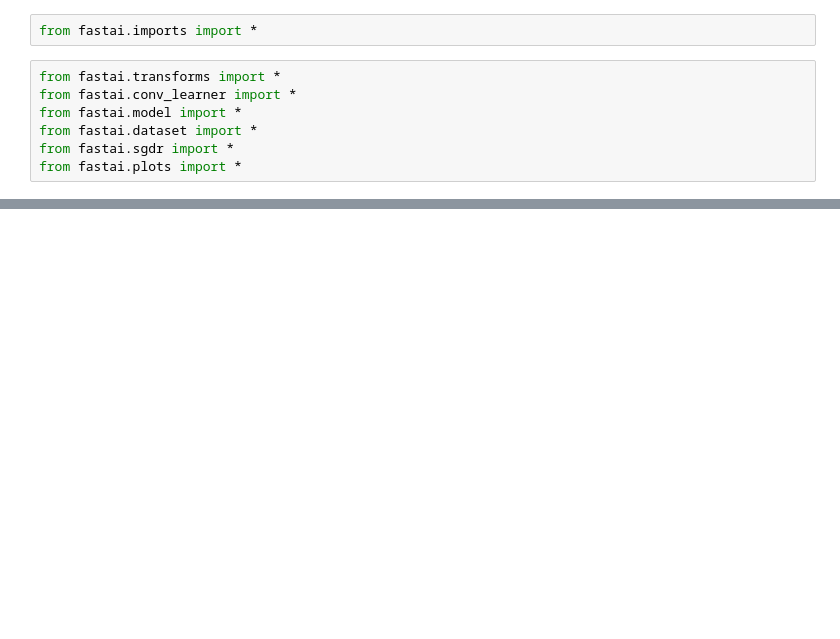
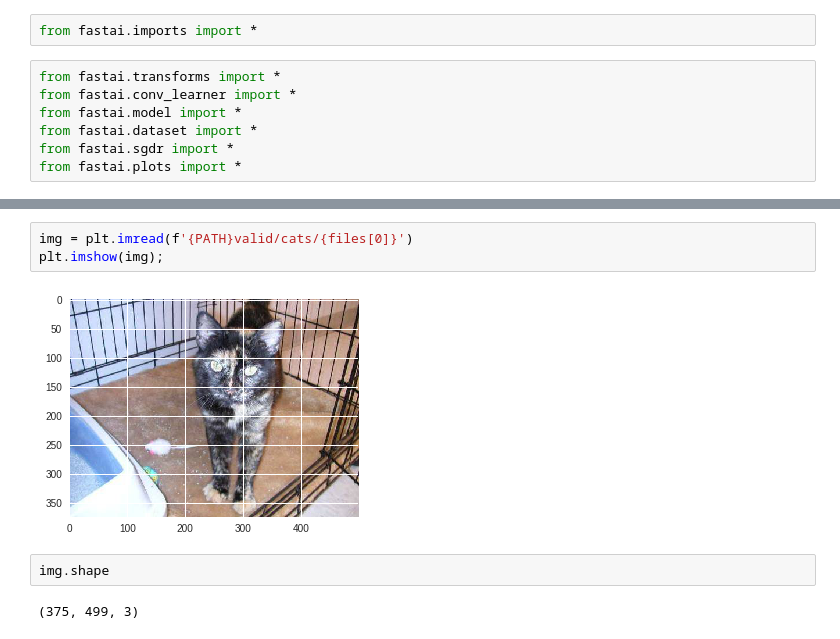
Before and after one commit to superaja/learnings, a Jupyter notebook: fastai.ipynb, the cells around one changed output, grey strips where cells are left out. Drawn from its saved outputs; the diff is of its cells as text; blank space fills up the shorter version.

```diff
--- a/fastai.ipynb
+++ b/fastai.ipynb
@@ -49,0 +96,9 @@ from fastai.plots import *
+# %%
+img = plt.imread(f'{PATH}valid/cats/{files[0]}')
+plt.imshow(img);
+# %% [output]
+[figure, added]
+# %%
+img.shape
+# %% [output]
+(375, 499, 3)
```
Also changed, not shown: parts of 11 cells of this notebook.
